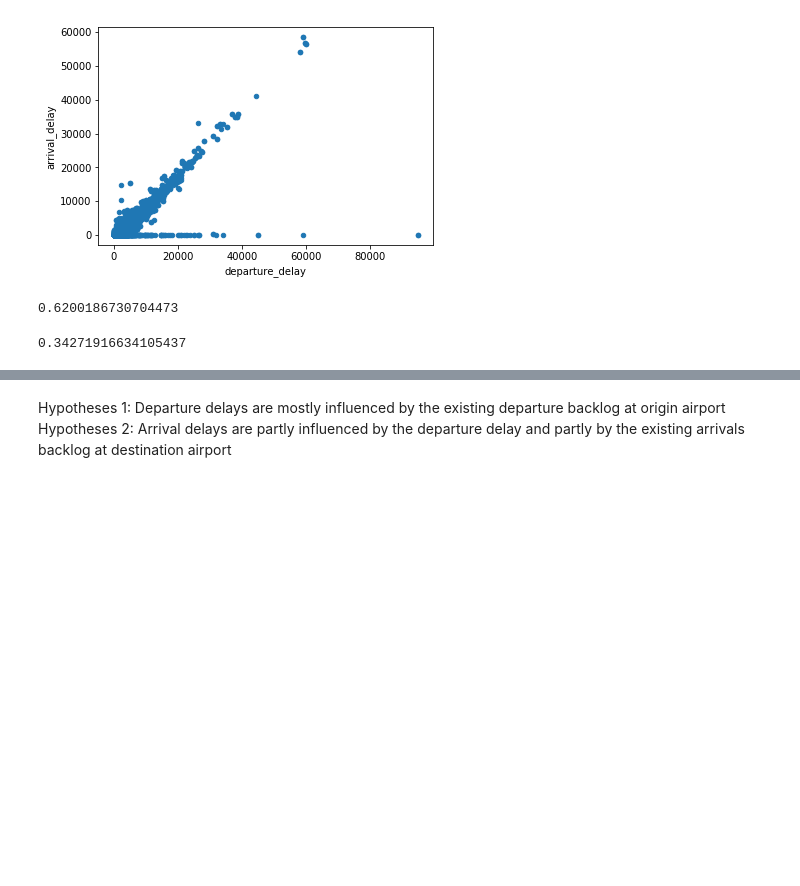
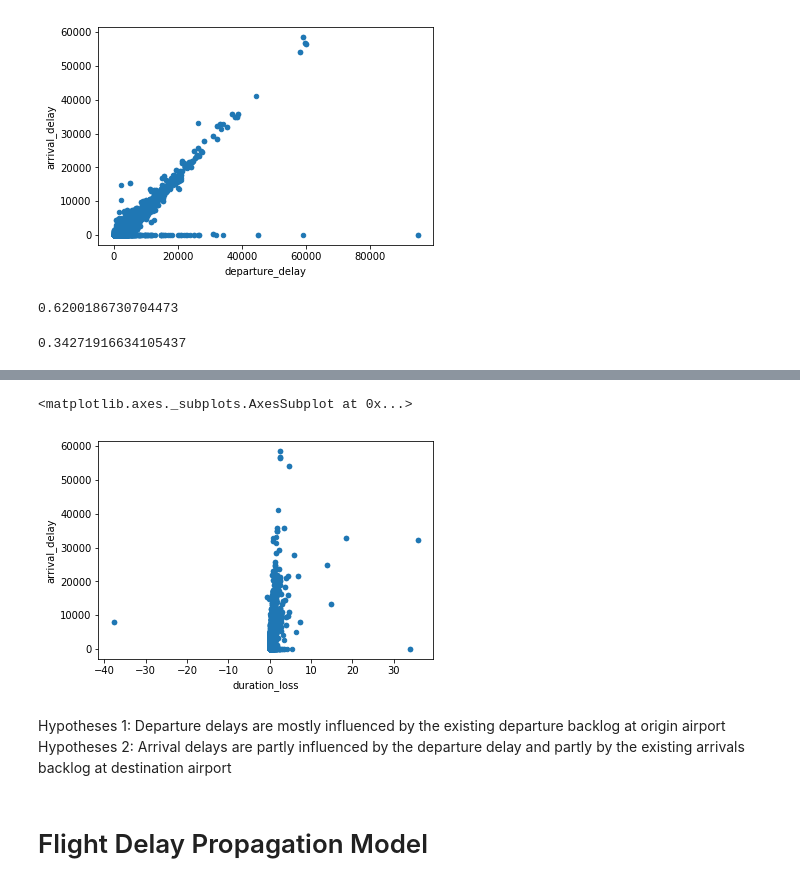
Before and after one commit to dermot-cochran/Interview_data, a Jupyter notebook: Case Study.ipynb, the cells around one changed output, grey strips where cells are left out. Saved outputs shown, nothing was run; the diff lists cells and outputs as text; code cells hidden in the pictures; blank space fills up the shorter version.

Commit message:
Added delay propagation model

```diff
--- a/Case Study.ipynb
+++ b/Case Study.ipynb
@@ -806,3 +806,7 @@ print (explained_variance_score (flight_weather['arrival_delay'],flight_weather[
 print (r2_score (flight_weather['arrival_delay'],flight_weather['departure_delay']))
 # %% [output]
 0.34271916634105437
+# %%
+flight_weather['duration_loss'] = flight_weather['departure_delay'] / flight_weather ['flight_duration_scheduled']
+
+flight_weather['duration_loss'].describe()
@@ -809,3 +823,10 @@ print (r2_score (flight_weather['arrival_delay'],flight_weather['departure_delay
+# %%
+flight_weather.plot('duration_loss', 'arrival_delay', kind='scatter')
+# %% [output]
+<matplotlib.axes._subplots.AxesSubplot at 0x...>
+[figure, added]
 # %% [markdown]
 Hypotheses 1: Departure delays are mostly influenced by the existing departure backlog at origin airport
 Hypotheses 2: Arrival delays are partly influenced by the departure delay and partly by the existing arrivals backlog at destination airport
+# %% [markdown]
+# Flight Delay Propagation Model
```
Also changed, not shown: parts of 16 cells of this notebook.
